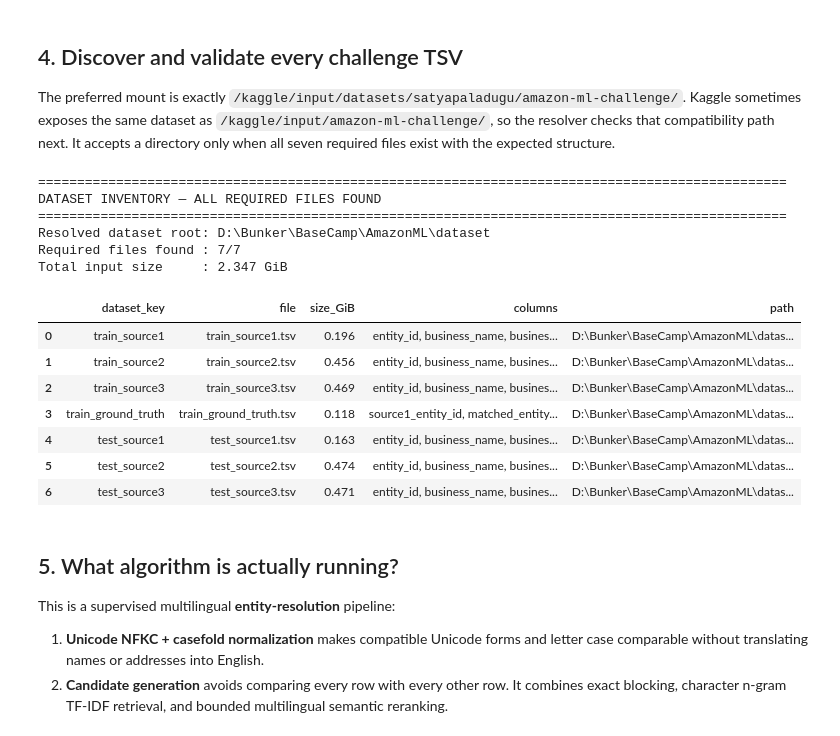
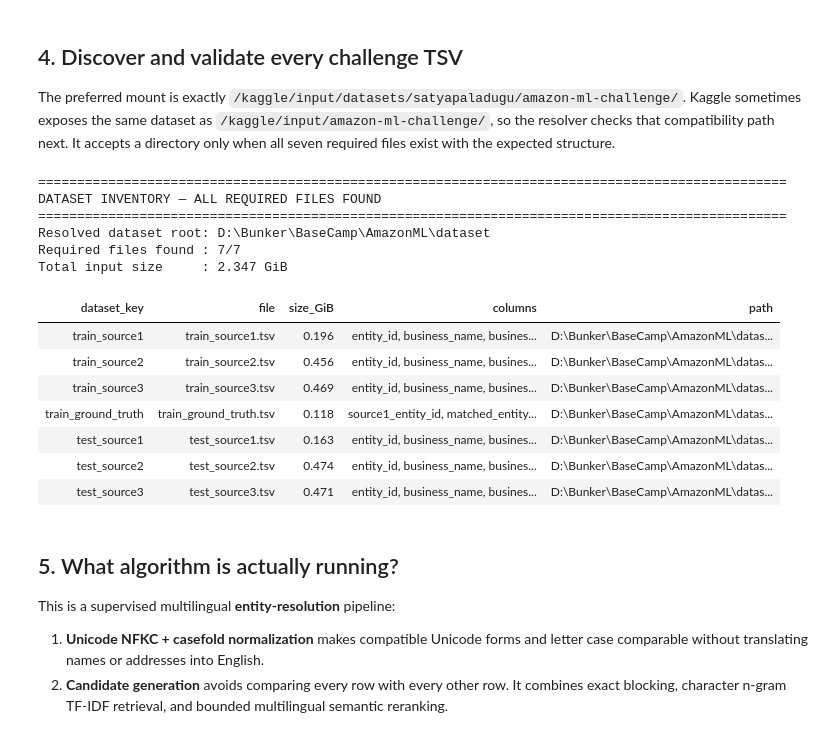
Before and after one commit to saltypal/ASR_AmazonML, a Jupyter notebook: Experiment_Notebooks/03_Kaggle_End_to_End.ipynb, the cells around one changed output. Cells and saved outputs as stored; diff of their text form; code cells hidden in the pictures.

```diff
--- a/Experiment_Notebooks/03_Kaggle_End_to_End.ipynb
+++ b/Experiment_Notebooks/03_Kaggle_End_to_End.ipynb
@@ -16,6 +16,8 @@ The challenge data remains TSV. The pipeline streams it in chunks and creates te
 
 Before starting on Kaggle, select **T4 x2** and enable Internet for the first run. The default branch is `main`. Set environment variables only when you intentionally want a different repository, branch, team name, or attached E5 model snapshot.
 # %%
+import csv
+import html
 import json
 import os
 import queue
@@ -27,6 +29,7 @@ import threading
 import time
 from datetime import datetime
 from pathlib import Path
+from IPython.display import HTML, display
 
 IS_KAGGLE = Path('/kaggle').exists()
 RUN_FULL_PIPELINE = IS_KAGGLE and os.environ.get('BER_RUN_FULL_PIPELINE', '1') == '1'
@@ -37,6 +40,21 @@ KAGGLE_DATASET_MOUNT = Path(os.environ.get(
     'BER_KAGGLE_DATASET_PATH',
     '/kaggle/input/datasets/satyapaladugu/amazon-ml-challenge',
 ))
+
+def show_table(rows: list[dict], columns: list[str] | None = None, limit: int = 30) -> None:
+    if not rows:
+        print('No rows to display.')
+        return
+    columns = columns or list(rows[0])
+    head = ''.join(f'<th>{html.escape(str(name))}</th>' for name in columns)
+    body = ''.join(
+        '<tr>' + ''.join(f'<td>{html.escape(str(row.get(name, "")))}</td>' for name in columns) + '</tr>'
+        for row in rows[:limit]
+    )
+    display(HTML('<div style="overflow-x:auto"><table border="1" cellpadding="6">'
+                 f'<thead><tr>{head}</tr></thead><tbody>{body}</tbody></table></div>'))
+    if len(rows) > limit:
+        print(f'Showing {limit:,} of {len(rows):,} rows.')
 
 def banner(title: str) -> None:
     print('\n' + '=' * 96)
@@ -187,53 +231,56 @@ def resolve_data_root() -> Path:
     checked = []
     for mount in search_roots:
         checked.append(str(mount))
         if contains_complete_dataset(mount):
             return mount
         if mount.is_dir():
             for source1_file in mount.rglob('train_source1.tsv'):
                 candidate = source1_file.parent.parent
                 if contains_complete_dataset(candidate):
                     return candidate
     raise FileNotFoundError(
         'Could not find all seven required TSV files. Checked:\n- ' + '\n- '.join(checked)
     )
 
 DATA_ROOT = resolve_data_root()
-from ber.io import validate_input_headers
-
-input_inventory = validate_input_headers(DATA_ROOT)
+SOURCE_COLUMNS = ['entity_id', 'business_name', 'business_address', 'country']
+GROUND_TRUTH_COLUMNS = ['source1_entity_id', 'matched_entity_ids']
 inventory_rows = []
-for key, details in input_inventory.items():
-    path = Path(details['path'])
+for relative_path in EXPECTED_RELATIVE_FILES:
+    path = DATA_ROOT / relative_path
+    with path.open('r', encoding='utf-8', newline='') as source_file:
+        columns = next(csv.reader(source_file, delimiter='\t'))
+    expected = GROUND_TRUTH_COLUMNS if path.name == 'train_ground_truth.tsv' else SOURCE_COLUMNS
+    if columns != expected:
+        raise ValueError(f'{path}: expected columns {expected}, found {columns}')
     inventory_rows.append({
-        'dataset_key': key,
+        'dataset_key': relative_path.stem,
         'file': path.name,
-        'size_GiB': round(details['bytes'] / (1024**3), 3),
-        'columns': ', '.join(details['columns']),
+        'size_GiB': round(path.stat().st_size / (1024**3), 3),
+        'columns': ', '.join(columns),
         'path': str(path),
     })
-inventory_table = pd.DataFrame(inventory_rows)
 
 banner('DATASET INVENTORY — ALL REQUIRED FILES FOUND')
 print(f'Resolved dataset root: {DATA_ROOT}')
-print(f'Required files found : {len(inventory_table)}/{len(EXPECTED_RELATIVE_FILES)}')
-print(f'Total input size     : {inventory_table["size_GiB"].sum():.3f} GiB')
-display(inventory_table)
+print(f'Required files found : {len(inventory_rows)}/{len(EXPECTED_RELATIVE_FILES)}')
+print(f'Total input size     : {sum(row["size_GiB"] for row in inventory_rows):.3f} GiB')
+show_table(inventory_rows)
 # %% [output]
 ================================================================================================
 DATASET INVENTORY — ALL REQUIRED FILES FOUND
 ================================================================================================
 Resolved dataset root: D:\Bunker\BaseCamp\AmazonML\dataset
 Required files found : 7/7
 Total input size     : 2.347 GiB
-|  | dataset_key | file | size_GiB | columns | path |
-| 0 | train_source1 | train_source1.tsv | 0.196 | entity_id, business_name, busines... | D:\Bunker\BaseCamp\AmazonML\datas... |
-| 1 | train_source2 | train_source2.tsv | 0.456 | entity_id, business_name, busines... | D:\Bunker\BaseCamp\AmazonML\datas... |
-| 2 | train_source3 | train_source3.tsv | 0.469 | entity_id, business_name, busines... | D:\Bunker\BaseCamp\AmazonML\datas... |
-| 3 | train_ground_truth | train_ground_truth.tsv | 0.118 | source1_entity_id, matched_entity... | D:\Bunker\BaseCamp\AmazonML\datas... |
-| 4 | test_source1 | test_source1.tsv | 0.163 | entity_id, business_name, busines... | D:\Bunker\BaseCamp\AmazonML\datas... |
-| 5 | test_source2 | test_source2.tsv | 0.474 | entity_id, business_name, busines... | D:\Bunker\BaseCamp\AmazonML\datas... |
-| 6 | test_source3 | test_source3.tsv | 0.471 | entity_id, business_name, busines... | D:\Bunker\BaseCamp\AmazonML\datas... |
+| dataset_key | file | size_GiB | columns | path |
+| train_source1 | train_source1.tsv | 0.196 | entity_id, business_name, busines... | D:\Bunker\BaseCamp\AmazonML\datas... |
+| train_source2 | train_source2.tsv | 0.456 | entity_id, business_name, busines... | D:\Bunker\BaseCamp\AmazonML\datas... |
+| train_source3 | train_source3.tsv | 0.469 | entity_id, business_name, busines... | D:\Bunker\BaseCamp\AmazonML\datas... |
+| train_ground_truth | train_ground_truth.tsv | 0.118 | source1_entity_id, matched_entity... | D:\Bunker\BaseCamp\AmazonML\datas... |
+| test_source1 | test_source1.tsv | 0.163 | entity_id, business_name, busines... | D:\Bunker\BaseCamp\AmazonML\datas... |
+| test_source2 | test_source2.tsv | 0.474 | entity_id, business_name, busines... | D:\Bunker\BaseCamp\AmazonML\datas... |
+| test_source3 | test_source3.tsv | 0.471 | entity_id, business_name, busines... | D:\Bunker\BaseCamp\AmazonML\datas... |
 # %% [markdown]
 ## 5. What algorithm is actually running?
 
```
Also changed, not shown: parts of 10 cells of this notebook, 1 other file.
